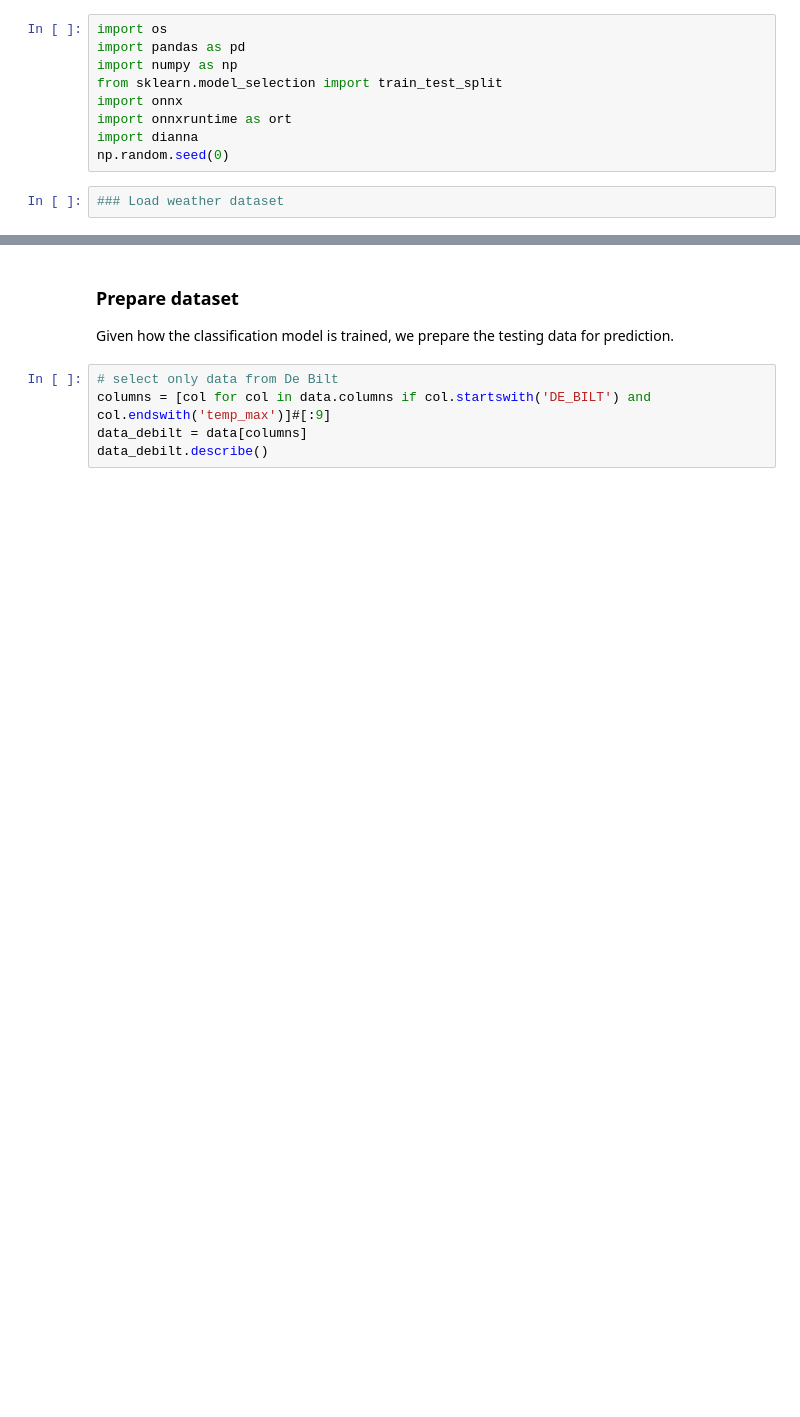
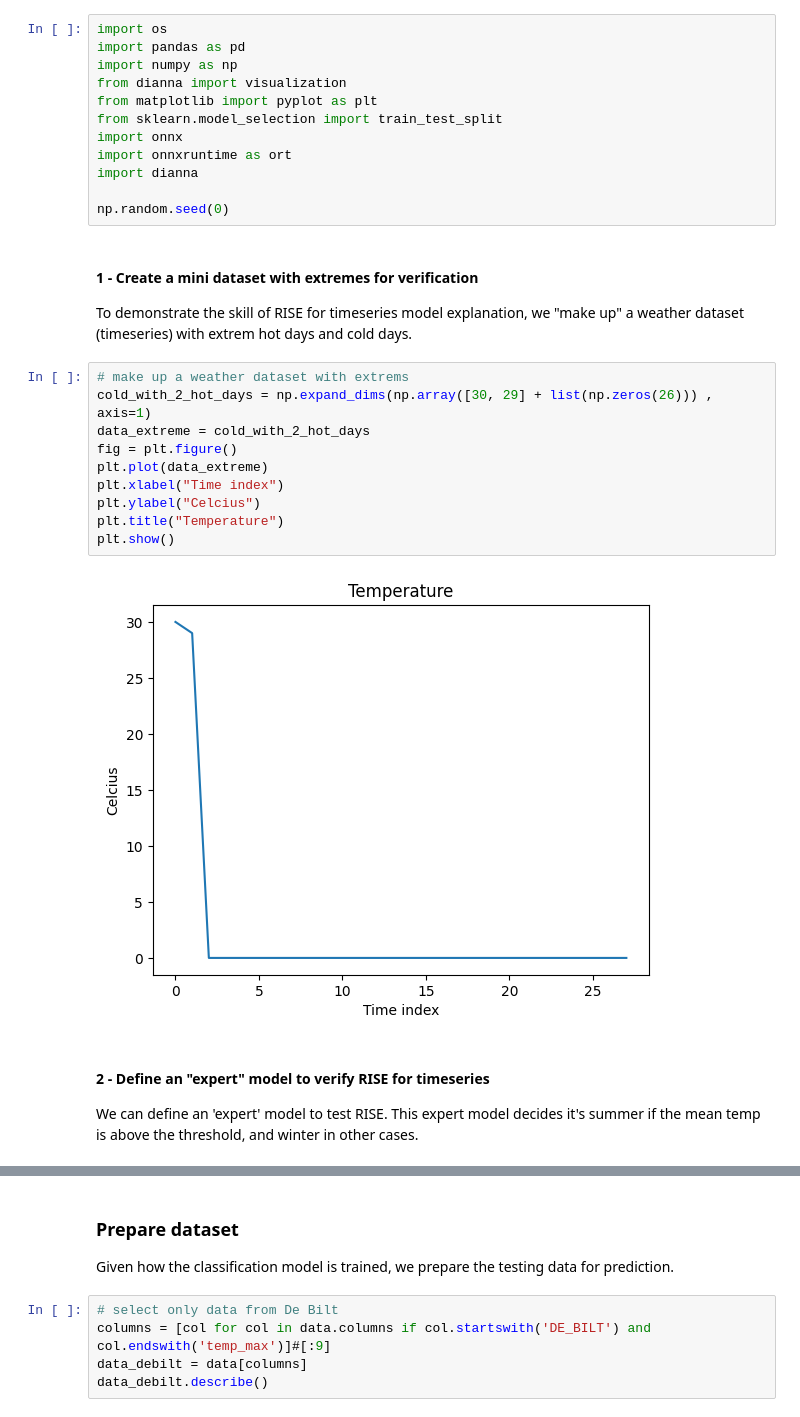
Before and after one commit to dianna-ai/dianna, a Jupyter notebook: tutorials/rise_timeseries_weather.ipynb, the cells around one changed output, grey strips where cells are left out. Saved outputs shown, nothing was run; the diff lists cells and outputs as text; blank space fills up the shorter version.

Commit message:
add more explanations to the testing case

```diff
--- a/tutorials/rise_timeseries_weather.ipynb
+++ b/tutorials/rise_timeseries_weather.ipynb
@@ -15,10 +15,29 @@ More details about this method can be found in the paper https://arxiv.org/abs/1
 import os
 import pandas as pd
 import numpy as np
+from dianna import visualization
+from matplotlib import pyplot as plt
 from sklearn.model_selection import train_test_split
 import onnx
 import onnxruntime as ort
 import dianna
+
 np.random.seed(0)
-# %%
-### Load weather dataset
+# %% [markdown]
+#### 1 - Create a mini dataset with extremes for verification
+To demonstrate the skill of RISE for timeseries model explanation, we "make up" a weather dataset (timeseries) with extrem hot days and cold days.
+# %%
+# make up a weather dataset with extrems
+cold_with_2_hot_days = np.expand_dims(np.array([30, 29] + list(np.zeros(26))) , axis=1)
+data_extreme = cold_with_2_hot_days
+fig = plt.figure()
+plt.plot(data_extreme)
+plt.xlabel("Time index")
+plt.ylabel("Celcius")
+plt.title("Temperature")
+plt.show()
+# %% [output]
+[figure, added]
+# %% [markdown]
+#### 2 - Define an "expert" model to verify RISE for timeseries
+We can define an 'expert' model to test RISE. This expert model decides it's summer if the mean temp is above the threshold, and winter in other cases.
```
Also changed, not shown: parts of 23 cells of this notebook.
